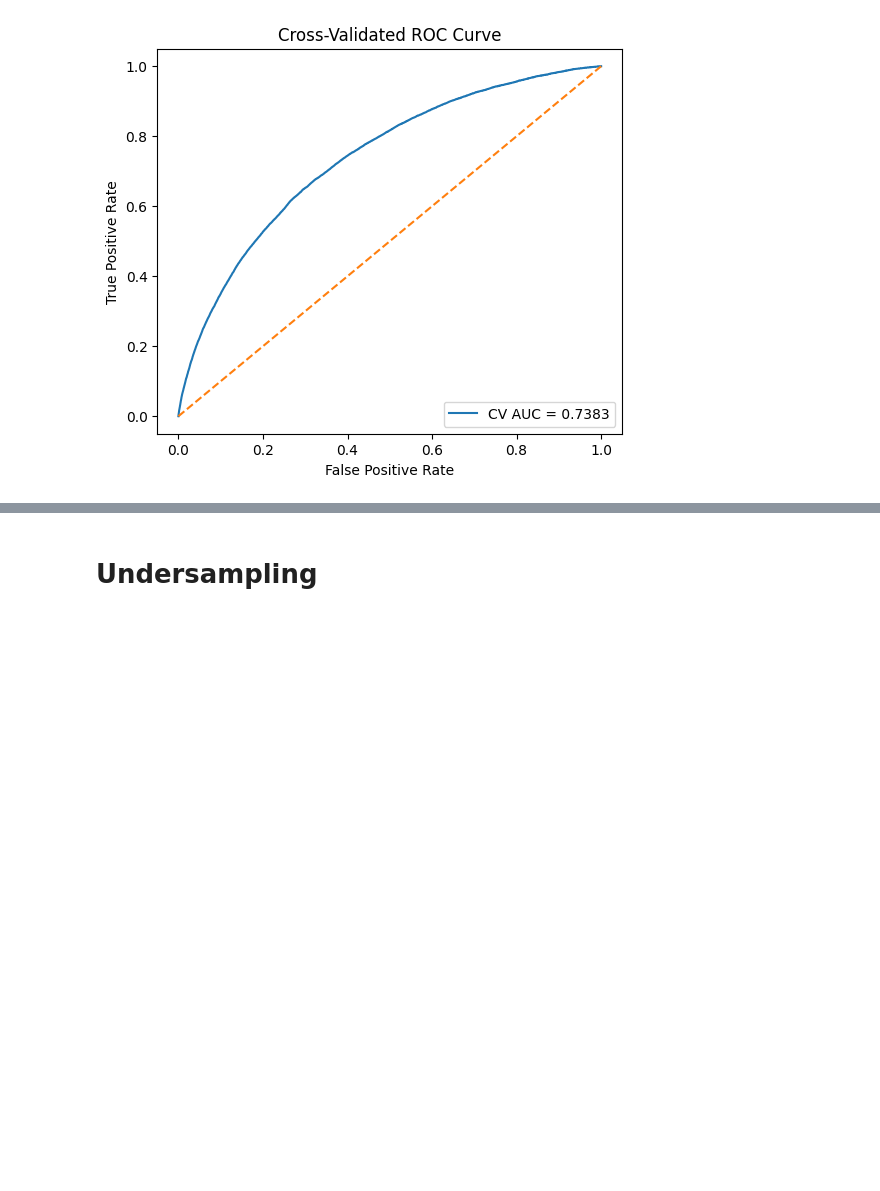
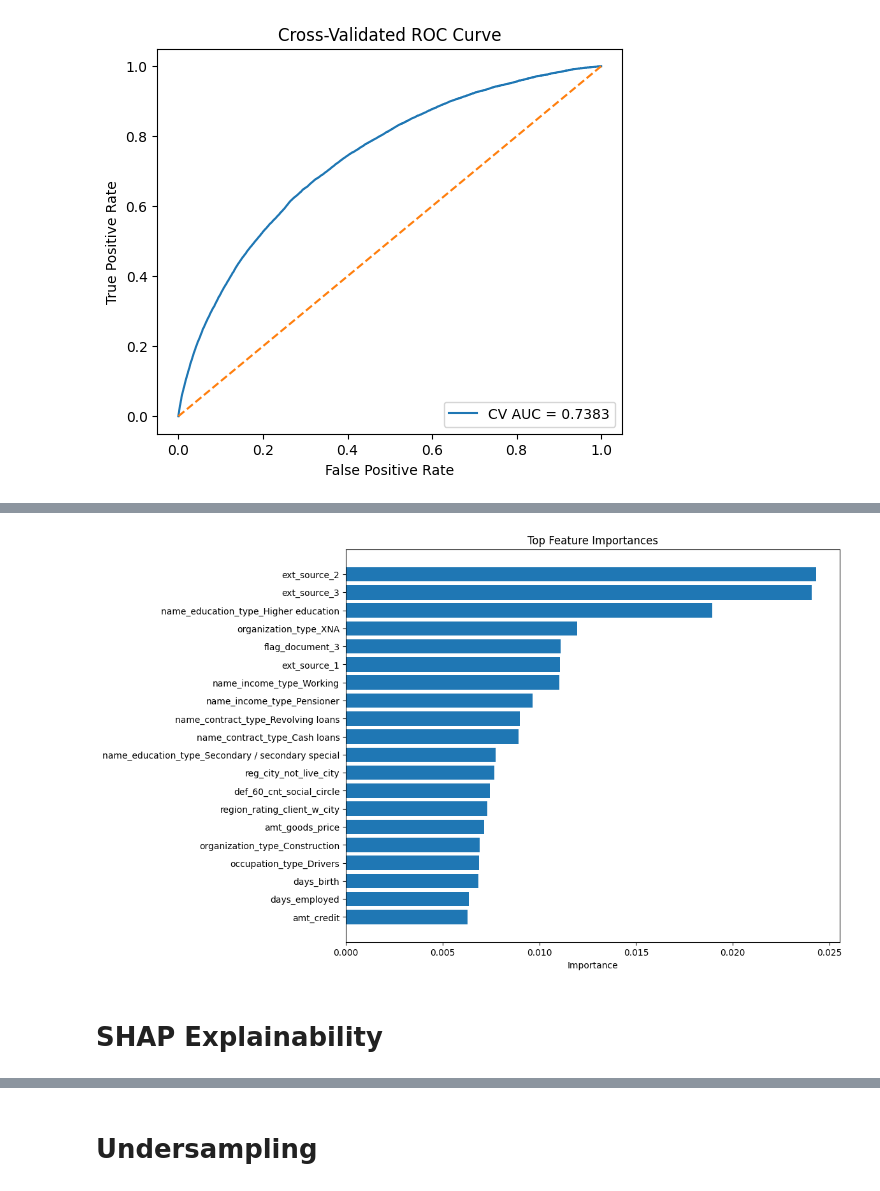
Before and after one commit to kwanda2426/ACML_26_P1, a Jupyter notebook: new_ACML.ipynb, the cells around one changed output, grey strips where cells are left out. Drawn from its saved outputs; the diff is of its cells as text; code cells hidden in the pictures; blank space fills up the shorter version.

```diff
--- a/new_ACML.ipynb
+++ b/new_ACML.ipynb
@@ -506,0 +670,7 @@ plt.show()
+# %%
+xgb_pipeline = Pipeline([
+    ("prep", preprocessor),
+    ("model", xgb_model)
+])
+
+xgb_pipeline.fit(X_train, y_train)
@@ -506,0 +705,23 @@ plt.show()
+# %%
+trained_xgb = xgb_pipeline.named_steps["model"]
+# %%
+encoded_cat_features = (
+    xgb_pipeline.named_steps["prep"]
+    .named_transformers_["cat"]
+    .get_feature_names_out(categorical_cols)
+)
+
+all_features = np.concatenate([
+    encoded_cat_features,
+    numeric_cols
+])
+# %%
+importance_df = pd.DataFrame({
+    "feature": all_features,
+    "importance": trained_xgb.feature_importances_
+})
+
+importance_df = importance_df.sort_values(
+    by="importance",
+    ascending=False
+)
@@ -506,0 +748,19 @@ plt.show()
+# %%
+import matplotlib.pyplot as plt
+
+top_n = 20
+
+plt.figure(figsize=(10, 8))
+
+plt.barh(
+    importance_df.head(top_n)["feature"][::-1],
+    importance_df.head(top_n)["importance"][::-1]
+)
+
+plt.title("Top Feature Importances")
+plt.xlabel("Importance")
+plt.show()
+# %% [output]
+[figure, added]
+# %% [markdown]
+# SHAP Explainability
```
Also changed, not shown: parts of 66 cells of this notebook.
